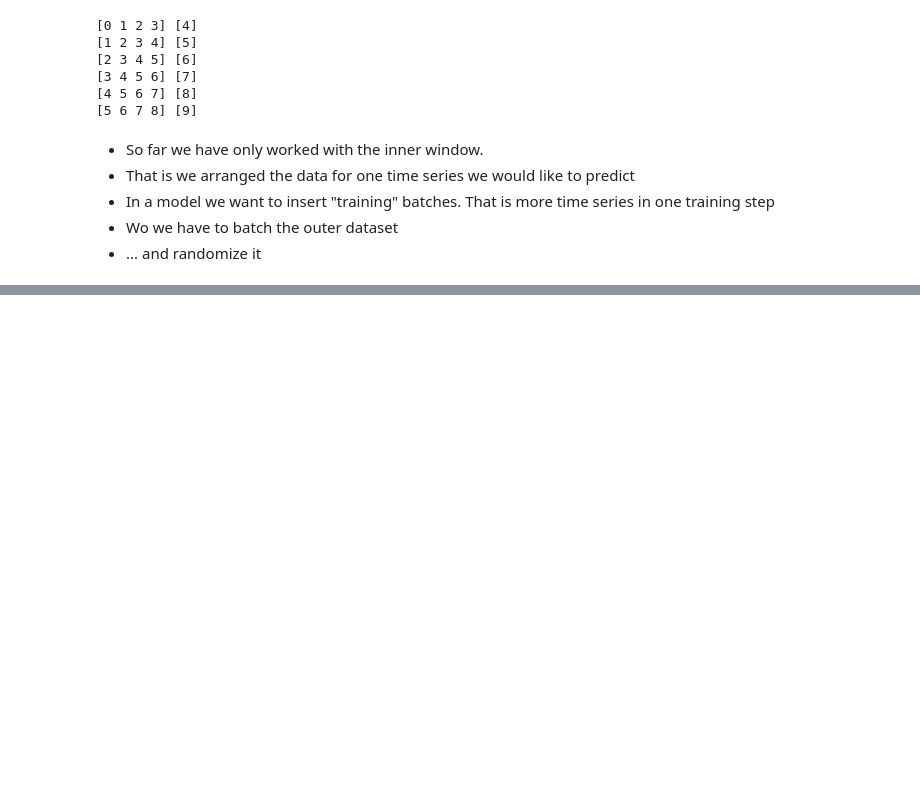
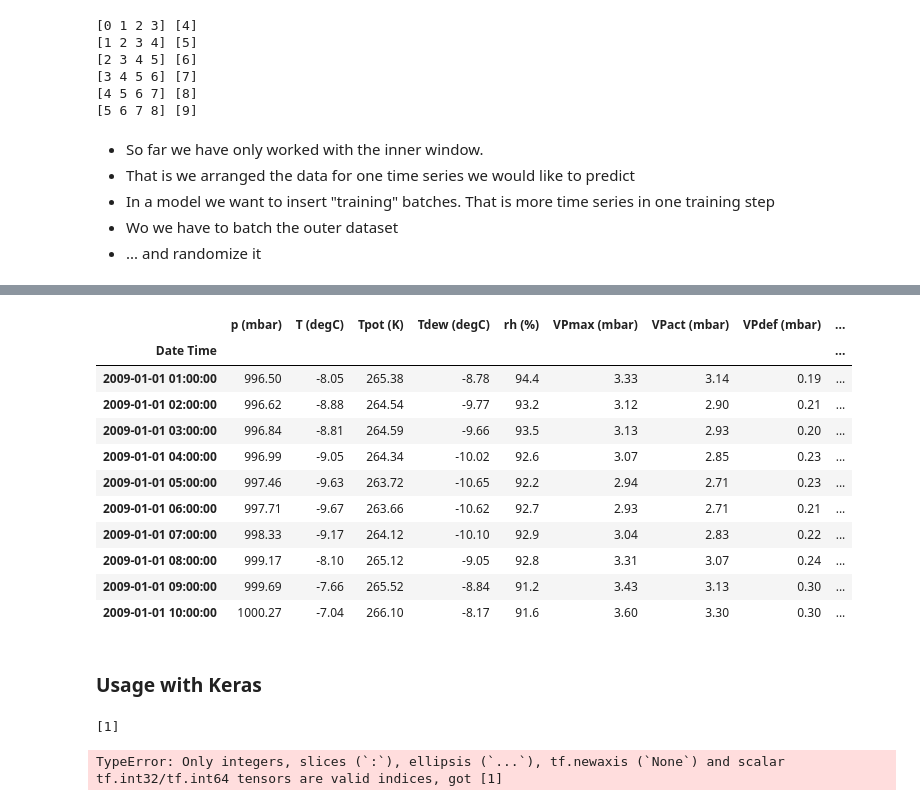
Before and after one commit to 8gradplus/tensor_flow_tutorial, a Jupyter notebook: 1_basics/5_datasets.ipynb, the cells around one changed output, grey strips where cells are left out. Saved outputs shown, nothing was run; the diff lists cells and outputs as text; code cells hidden in the pictures; blank space fills up the shorter version.

```diff
--- a/1_basics/5_datasets.ipynb
+++ b/1_basics/5_datasets.ipynb
@@ -189,0 +401,25 @@ xs.prefetch?
+# %%
+df.head(10)
+# %% [output]
+|  | p (mbar) | T (degC) | Tpot (K) | Tdew (degC) | rh (%) | VPmax (mbar) | VPact (mbar) | VPdef (mbar) | ... |
+| Date Time |  |  |  |  |  |  |  |  | ... |
+| 2009-01-01 01:00:00 | 996.50 | -8.05 | 265.38 | -8.78 | 94.4 | 3.33 | 3.14 | 0.19 | ... |
+| 2009-01-01 02:00:00 | 996.62 | -8.88 | 264.54 | -9.77 | 93.2 | 3.12 | 2.90 | 0.21 | ... |
+| 2009-01-01 03:00:00 | 996.84 | -8.81 | 264.59 | -9.66 | 93.5 | 3.13 | 2.93 | 0.20 | ... |
+| 2009-01-01 04:00:00 | 996.99 | -9.05 | 264.34 | -10.02 | 92.6 | 3.07 | 2.85 | 0.23 | ... |
+| 2009-01-01 05:00:00 | 997.46 | -9.63 | 263.72 | -10.65 | 92.2 | 2.94 | 2.71 | 0.23 | ... |
+| 2009-01-01 06:00:00 | 997.71 | -9.67 | 263.66 | -10.62 | 92.7 | 2.93 | 2.71 | 0.21 | ... |
+| 2009-01-01 07:00:00 | 998.33 | -9.17 | 264.12 | -10.10 | 92.9 | 3.04 | 2.83 | 0.22 | ... |
+| 2009-01-01 08:00:00 | 999.17 | -8.10 | 265.12 | -9.05 | 92.8 | 3.31 | 3.07 | 0.24 | ... |
+| 2009-01-01 09:00:00 | 999.69 | -7.66 | 265.52 | -8.84 | 91.2 | 3.43 | 3.13 | 0.30 | ... |
+| 2009-01-01 10:00:00 | 1000.27 | -7.04 | 266.10 | -8.17 | 91.6 | 3.60 | 3.30 | 0.30 | ... |
+# %% [markdown]
+### Usage with Keras
+# %%
+get_label_indices(df, ['T (degC)'])
+# %% [output]
+[1]
+# %%
+tf.ones((3,3))[:, [1]]
+# %% [output]
+TypeError: Only integers, slices (`:`), ellipsis (`...`), tf.newaxis (`None`) and scalar tf.int32/tf.int64 tensors are valid indices, got [1]
```
Also changed, not shown: parts of 18 cells of this notebook, 1 other file.
